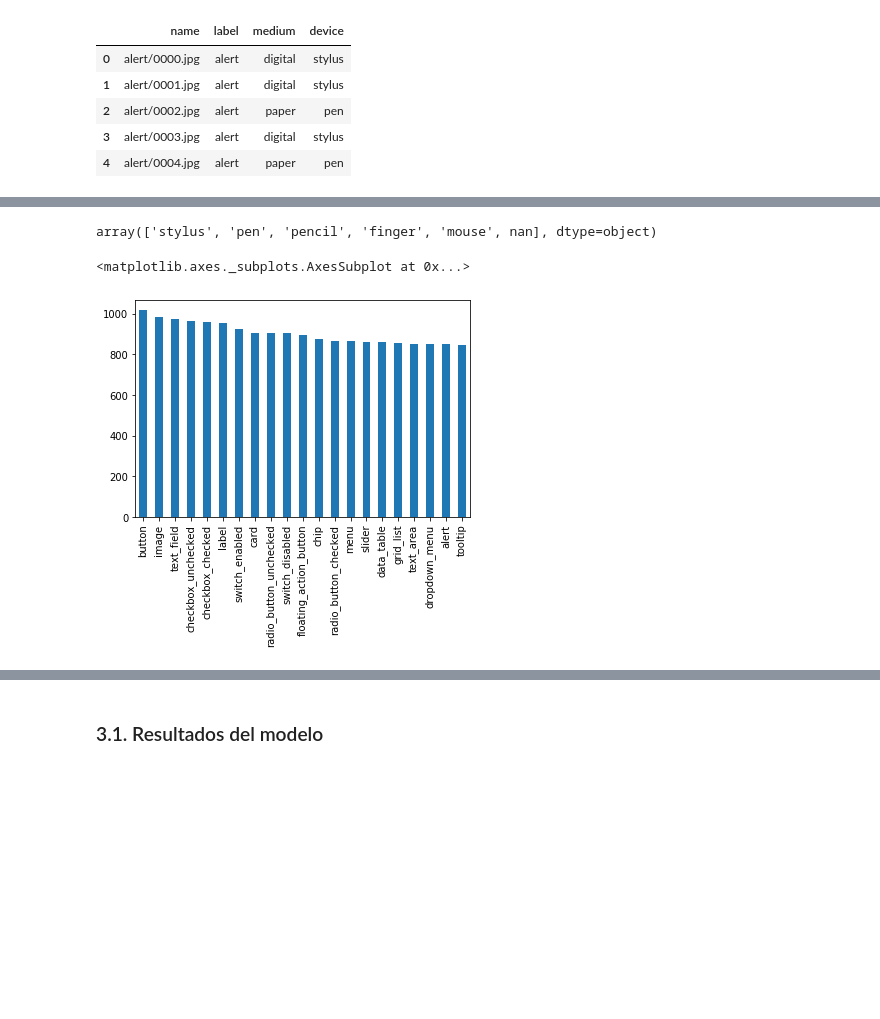
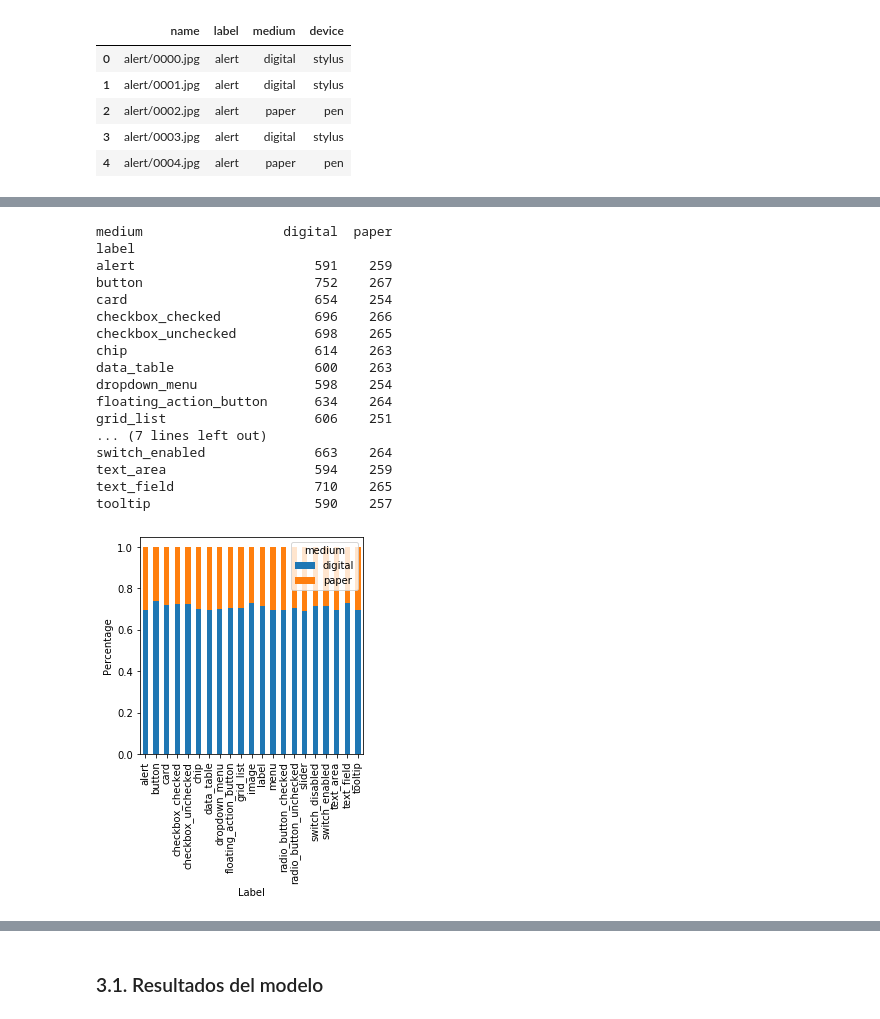
Before and after one commit to Carhuacusma/CC71_Machine_Learning_2021-2, a Jupyter notebook: TF.ipynb, the cells around one changed output, grey strips where cells are left out. Drawn from its saved outputs; the diff is of its cells as text; code cells hidden in the pictures; blank space fills up the shorter version.

```diff
--- a/TF.ipynb
+++ b/TF.ipynb
@@ -75,12 +77,29 @@ image     850 non-null object
 dtypes: object(5)
 memory usage: 742.3+ KB
-# %%
-pd.unique(data_labels['device'])
-# %% [output]
-array(['stylus', 'pen', 'pencil', 'finger', 'mouse', nan], dtype=object)
-# %%
-data_labels['label'].value_counts().plot.bar()
-# %% [output]
-<matplotlib.axes._subplots.AxesSubplot at 0x...>
-[figure, removed]
+# %%
+print(pd.crosstab(data["label"],data["medium"]))
+Medium = pd.crosstab(data["label"],data["medium"])
+Medium.div(Medium.sum(1).astype(float),axis=0).plot(kind="bar",stacked=True,figsize=(4,4))
+plt.xlabel("Label")
+plt.ylabel("Percentage")
+plt.show()
+# %% [output]
+medium                  digital  paper
+label
+alert                       591    259
+button                      752    267
+card                        654    254
+checkbox_checked            696    266
+checkbox_unchecked          698    265
+chip                        614    263
+data_table                  600    263
+dropdown_menu               598    254
+floating_action_button      634    264
+grid_list                   606    251
+... (7 lines left out)
+switch_enabled              663    264
+text_area                   594    259
+text_field                  710    265
+tooltip                     590    257
+[figure, added]
 # %%
```
Also changed, not shown: parts of 7 cells of this notebook.
